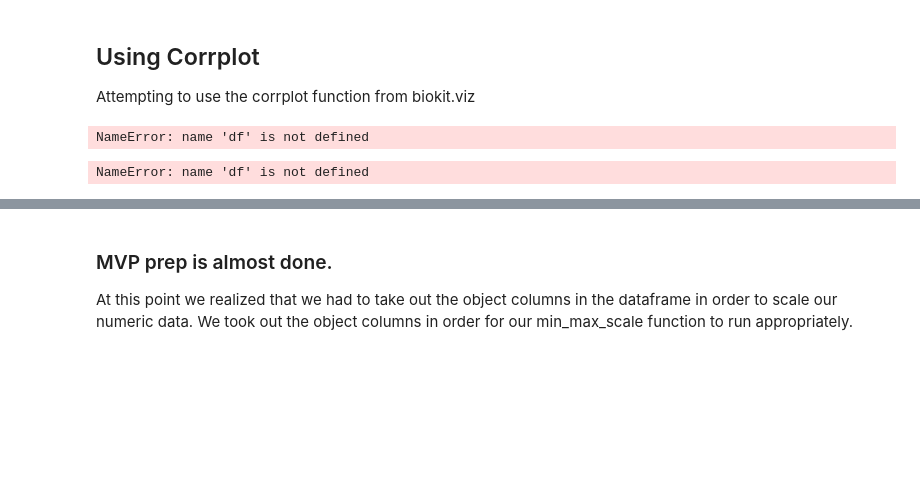
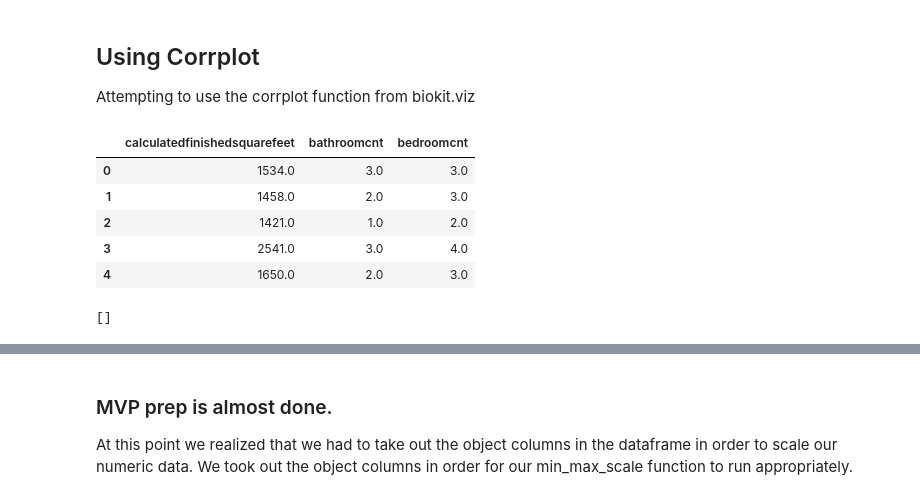
Before and after one commit to AAranda10/regression_project, a Jupyter notebook: luke_acquire_prep_explore.ipynb, the cells around one changed output, grey strips where cells are left out. Drawn from its saved outputs; the diff is of its cells as text; code cells hidden in the pictures; blank space fills up the shorter version.

```diff
--- a/luke_acquire_prep_explore.ipynb
+++ b/luke_acquire_prep_explore.ipynb
@@ -45,0 +104,3 @@ df.isna().sum() > (df.shape[0]/2 + 1000)
+# %%
+# Run this function to both acquire and prep the dataframe for further implementation of the notebook.
+df = prep.prep_zillow_data()
@@ -98,10 +223,15 @@ NameError: name 'df' is not defined
 
 Attempting to use the corrplot function from biokit.viz
 # %%
-df_corr = df[['parcelid', 'bathroomcnt', 'bedroomcnt', '']]
+df_corr = df[['calculatedfinishedsquarefeet', 'bathroomcnt', 'bedroomcnt',]]
 df_corr.head()
 # %% [output]
-NameError: name 'df' is not defined
+|  | calculatedfinishedsquarefeet | bathroomcnt | bedroomcnt |
+| 0 | 1534.0 | 3.0 | 3.0 |
+| 1 | 1458.0 | 2.0 | 3.0 |
+| 2 | 1421.0 | 1.0 | 2.0 |
+| 3 | 2541.0 | 3.0 | 4.0 |
+| 4 | 1650.0 | 2.0 | 3.0 |
 # %%
 # Isolating the object columns so I can get a realistic heatmap:
 
@@ -112,7 +242,7 @@ mask = np.array(df.dtypes == "object")
 object_cols = df.iloc[:, mask].columns.tolist()
 object_cols
 # %% [output]
-NameError: name 'df' is not defined
+[]
 # %%
 numeric_type_cols = df.iloc[:, ~mask].columns.tolist()
 numeric_type_cols
```
Also changed, not shown: parts of 42 cells of this notebook.
